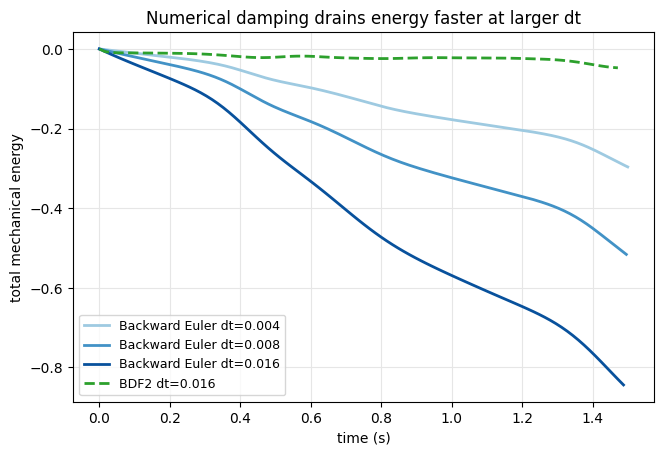
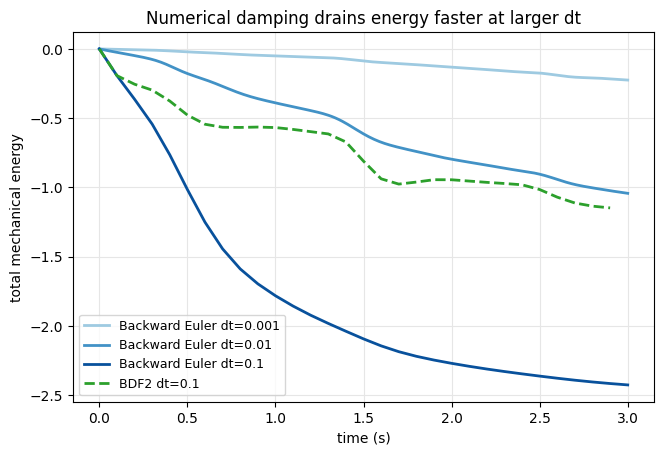
The notebook cell's code change between the first figure and the second:
--- before
+++ after
@@ -26,8 +26,8 @@
 shades = ["#9ecae1", "#4292c6", "#08519c"]
 for h, col in zip(dts, shades):
-    ts, Es = be_energy_trace(h, 1.5)
+    ts, Es = be_energy_trace(h, T_total)
     ax.plot(ts, Es, color=col, lw=2, label=f"Backward Euler dt={h}")
-ts, Es = bdf2_energy_trace(0.016, 1.5)
-ax.plot(ts, Es, color="#2ca02c", lw=2, ls="--", label="BDF2 dt=0.016")
+ts, Es = bdf2_energy_trace(0.1, T_total)
+ax.plot(ts, Es, color="#2ca02c", lw=2, ls="--", label="BDF2 dt=0.1")
 ax.set_xlabel("time (s)"); ax.set_ylabel("total mechanical energy")
 ax.set_title("Numerical damping drains energy faster at larger dt")

Commit: Tut 07: damping comparison at dt = 0.001 / 0.01 / 0.1 over 3 s